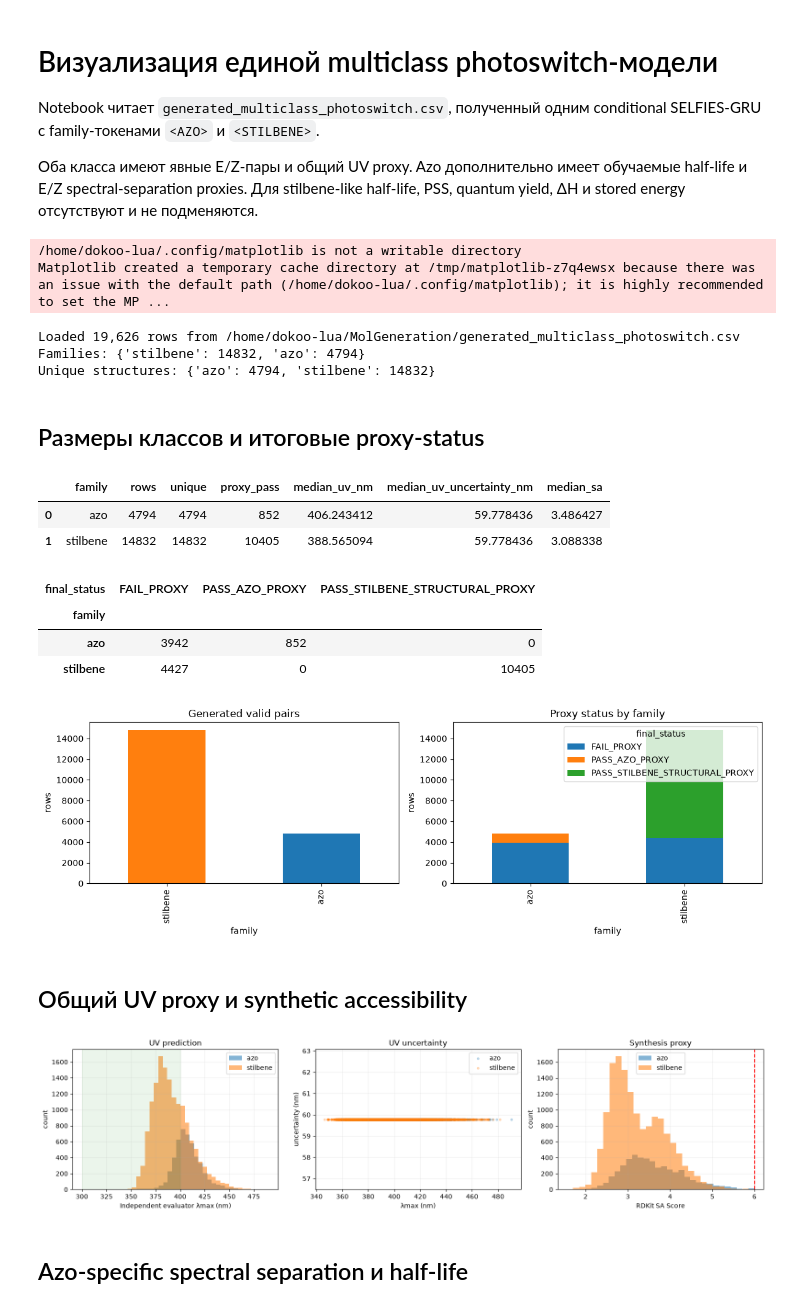
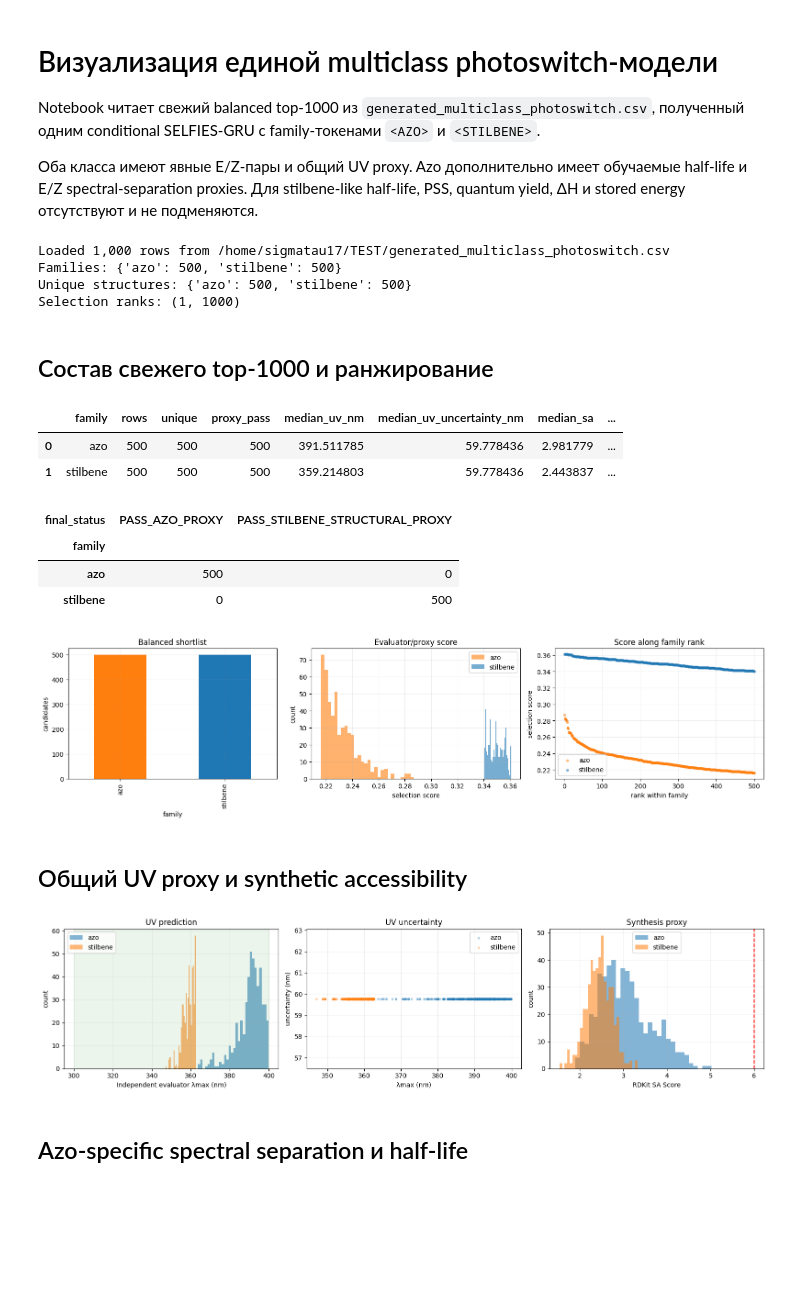
Before and after one commit to GeorgeUstinov/MolGeneration, a Jupyter notebook: Generated_Molecules_Visualization.ipynb, the cells around one changed output. Drawn from its saved outputs; the diff is of its cells as text; code cells hidden in the pictures; blank space fills up the shorter version.

Commit message:
Add multiclass metrics and refresh photoswitch shortlist

```diff
--- a/Generated_Molecules_Visualization.ipynb
+++ b/Generated_Molecules_Visualization.ipynb
@@ -1,8 +1,9 @@
 # %% [markdown]
 # Визуализация единой multiclass photoswitch-модели
 
-Notebook читает `generated_multiclass_photoswitch.csv`, полученный одним
-conditional SELFIES-GRU с family-токенами `<AZO>` и `<STILBENE>`.
+Notebook читает свежий balanced top-1000 из
+`generated_multiclass_photoswitch.csv`, полученный одним conditional
+SELFIES-GRU с family-токенами `<AZO>` и `<STILBENE>`.
 
 Оба класса имеют явные E/Z-пары и общий UV proxy. Azo дополнительно имеет
 обучаемые half-life и E/Z spectral-separation proxies. Для stilbene-like
@@ -20,59 +21,77 @@ from rdkit.Chem import Draw
 RDLogger.DisableLog("rdApp.*")
 ROOT = Path.cwd().resolve()
 CSV_PATH = ROOT / "generated_multiclass_photoswitch.csv"
+METRICS_PATH = ROOT / "outputs" / "uv_most_multiclass" / "generation_metrics.csv"
 df = pd.read_csv(CSV_PATH)
 required = {
-    "family", "canonical_smiles", "state_A_smiles", "state_B_smiles",
+    "selection_rank", "candidate_id", "rank_within_family", "family",
+    "canonical_smiles", "state_A_smiles", "state_B_smiles",
     "pair_valid", "eval_uv_lambda_nm", "eval_uv_uncertainty_nm", "sa_score",
-    "reward", "PSS_pred", "quantum_yield_pred", "deltaH_kJ_mol",
+    "reward", "selection_score", "target_A_pass", "target_B_pass",
+    "joint_success", "PSS_pred", "quantum_yield_pred", "deltaH_kJ_mol",
     "stored_energy_MJ_kg", "final_status",
 }
 missing = required.difference(df.columns)
 if missing:
     raise KeyError(f"generated_multiclass_photoswitch.csv is missing: {sorted(missing)}")
+if len(df) != 1000 or df["canonical_smiles"].nunique() != 1000:
+    raise ValueError("Expected exactly 1000 globally unique fresh candidates")
 print(f"Loaded {len(df):,} rows from {CSV_PATH}")
 print("Families:", df["family"].value_counts().to_dict())
 print("Unique structures:", df.groupby("family")["canonical_smiles"].nunique().to_dict())
+print("Selection ranks:", (int(df["selection_rank"].min()), int(df["selection_rank"].max())))
 # %% [output]
-/home/dokoo-lua/.config/matplotlib is not a writable directory
-Matplotlib created a temporary cache directory at /tmp/matplotlib-z7q4ewsx because there was an issue with the default path (/home/dokoo-lua/.config/matplotlib); it is highly recommended to set the MP ...
+Loaded 1,000 rows from /home/sigmatau17/TEST/generated_multiclass_photoswitch.csv
+Families: {'azo': 500, 'stilbene': 500}
+Unique structures: {'azo': 500, 'stilbene': 500}
+Selection ranks: (1, 1000)
-Loaded 19,626 rows from /home/dokoo-lua/MolGeneration/generated_multiclass_photoswitch.csv
-Families: {'stilbene': 14832, 'azo': 4794}
-Unique structures: {'azo': 4794, 'stilbene': 14832}
-# %% [markdown]
-## Размеры классов и итоговые proxy-status
+# %% [markdown]
+## Состав свежего top-1000 и ранжирование
 # %%
 summary = (
     df.groupby("family", as_index=False)
       .agg(
           rows=("canonical_smiles", "size"),
           unique=("canonical_smiles", "nunique"),
           proxy_pass=("final_status", lambda x: int(x.str.startswith("PASS").sum())),
           median_uv_nm=("eval_uv_lambda_nm", "median"),
           median_uv_uncertainty_nm=("eval_uv_uncertainty_nm", "median"),
           median_sa=("sa_score", "median"),
+          median_selection_score=("selection_score", "median"),
       )
 )
 display(summary)
 display(pd.crosstab(df["family"], df["final_status"]))
 
-fig, axes = plt.subplots(1, 2, figsize=(12, 4))
-df["family"].value_counts().plot.bar(ax=axes[0], color=["tab:orange", "tab:blue"])
-axes[0].set(title="Generated valid pairs", xlabel="family", ylabel="rows")
-status_table = pd.crosstab(df["family"], df["final_status"])
-status_table.plot.bar(stacked=True, ax=axes[1])
-axes[1].set(title="Proxy status by family", xlabel="family", ylabel="rows")
+colors = {"azo": "tab:orange", "stilbene": "tab:blue"}
+fig, axes = plt.subplots(1, 3, figsize=(16, 4.2))
+df["family"].value_counts().reindex(["azo", "stilbene"]).plot.bar(
+    ax=axes[0], color=[colors["azo"], colors["stilbene"]]
+)
+axes[0].set(title="Balanced shortlist", xlabel="family", ylabel="candidates")
+for family, part in df.groupby("family"):
+    axes[1].hist(part["selection_score"], bins=28, alpha=0.6, color=colors[family], label=family)
+    axes[2].scatter(
+        part["rank_within_family"], part["selection_score"],
+        s=11, alpha=0.45, color=colors[family], label=family,
+    )
+axes[1].set(title="Evaluator/proxy score", xlabel="selection score", ylabel="count")
+axes[2].set(title="Score along family rank", xlabel="rank within family", ylabel="selection score")
+for axis in axes[1:]:
+    axis.legend()
+for axis in axes:
+    axis.grid(alpha=0.2)
 plt.tight_layout()
 plt.show()
 # %% [output]
-|  | family | rows | unique | proxy_pass | median_uv_nm | median_uv_uncertainty_nm | median_sa |
-| 0 | azo | 4794 | 4794 | 852 | 406.243412 | 59.778436 | 3.486427 |
-| 1 | stilbene | 14832 | 14832 | 10405 | 388.565094 | 59.778436 | 3.088338 |
+|  | family | rows | unique | proxy_pass | median_uv_nm | median_uv_uncertainty_nm | median_sa | ... |
+| 0 | azo | 500 | 500 | 500 | 391.511785 | 59.778436 | 2.981779 | ... |
+| 1 | stilbene | 500 | 500 | 500 | 359.214803 | 59.778436 | 2.443837 | ... |
-| final_status | FAIL_PROXY | PASS_AZO_PROXY | PASS_STILBENE_STRUCTURAL_PROXY |
-| family |  |  |  |
-| azo | 3942 | 852 | 0 |
-| stilbene | 4427 | 0 | 10405 |
+| final_status | PASS_AZO_PROXY | PASS_STILBENE_STRUCTURAL_PROXY |
+| family |  |  |
+| azo | 500 | 0 |
+| stilbene | 0 | 500 |
-[figure, old version]
+[figure, new version]
 # %% [markdown]
 ## Общий UV proxy и synthetic accessibility
 # %%
@@ -92,7 +111,7 @@ for axis in axes:
 plt.tight_layout()
 plt.show()
 # %% [output]
-[figure, old version]
+[figure, new version]
 # %% [markdown]
 ## Azo-specific spectral separation и half-life
 # %%
```
Also changed, not shown: parts of 4 cells of this notebook, 22 other files.
